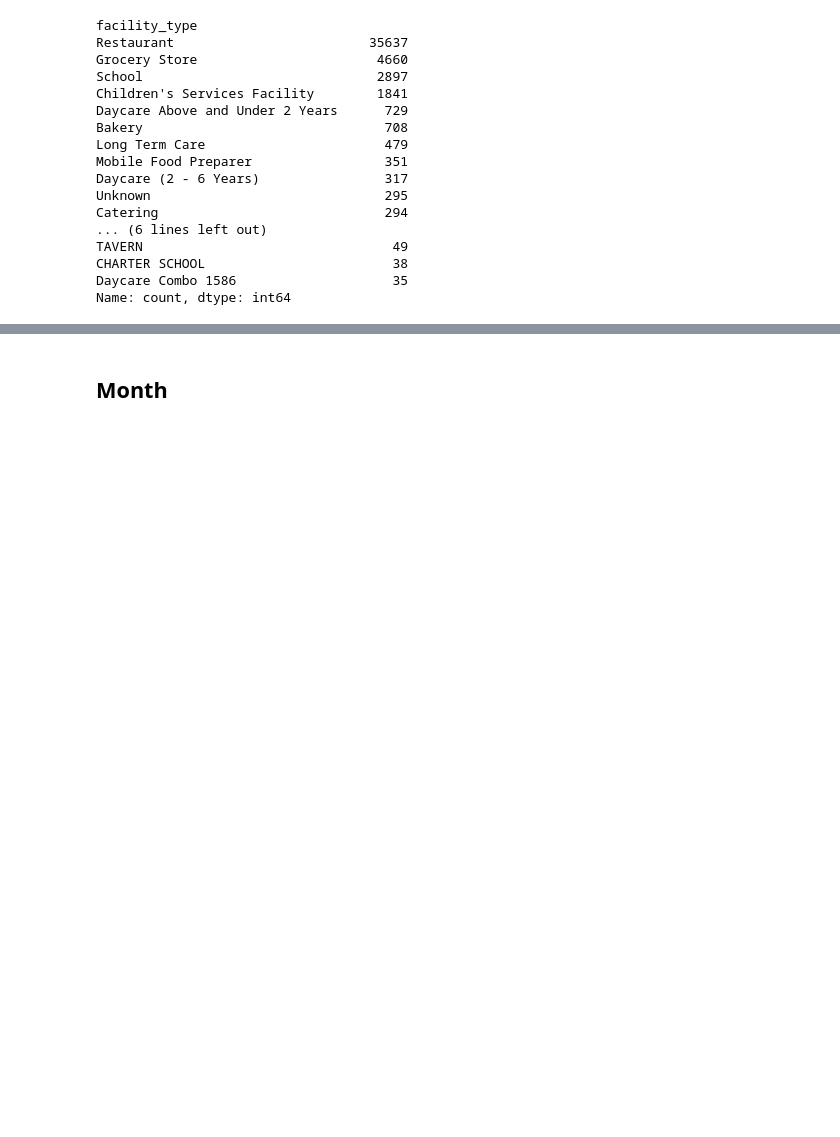
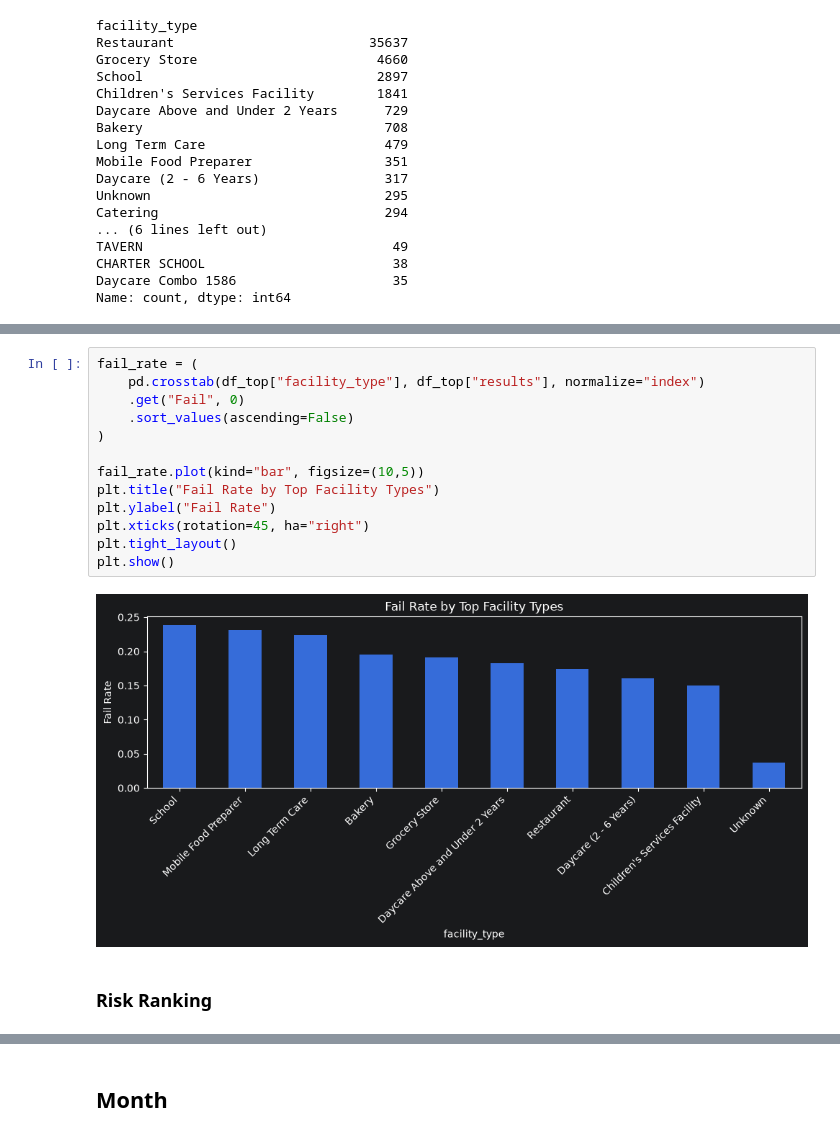
Before and after one commit to tinenei/DataScience26, a Jupyter notebook: ChicagoFoodInspection.ipynb, the cells around one changed output, grey strips where cells are left out. Cells and saved outputs as stored; diff of their text form; blank space fills up the shorter version.

```diff
--- a/ChicagoFoodInspection.ipynb
+++ b/ChicagoFoodInspection.ipynb
@@ -315,0 +393,17 @@ Name: count, dtype: int64
+# %%
+fail_rate = (
+    pd.crosstab(df_top["facility_type"], df_top["results"], normalize="index")
+    .get("Fail", 0)
+    .sort_values(ascending=False)
+)
+
+fail_rate.plot(kind="bar", figsize=(10,5))
+plt.title("Fail Rate by Top Facility Types")
+plt.ylabel("Fail Rate")
+plt.xticks(rotation=45, ha="right")
+plt.tight_layout()
+plt.show()
+# %% [output]
+[figure, added]
+# %% [markdown]
+### Risk Ranking
```
Also changed, not shown: parts of 7 cells of this notebook.
